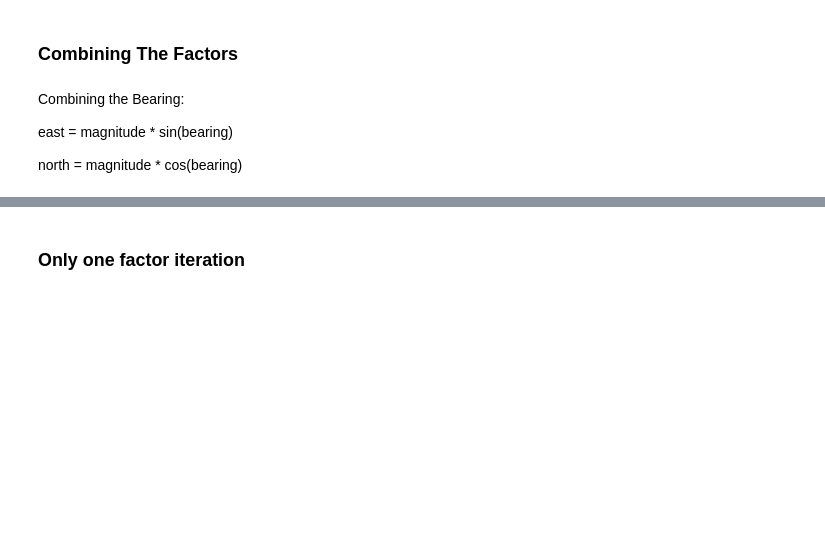
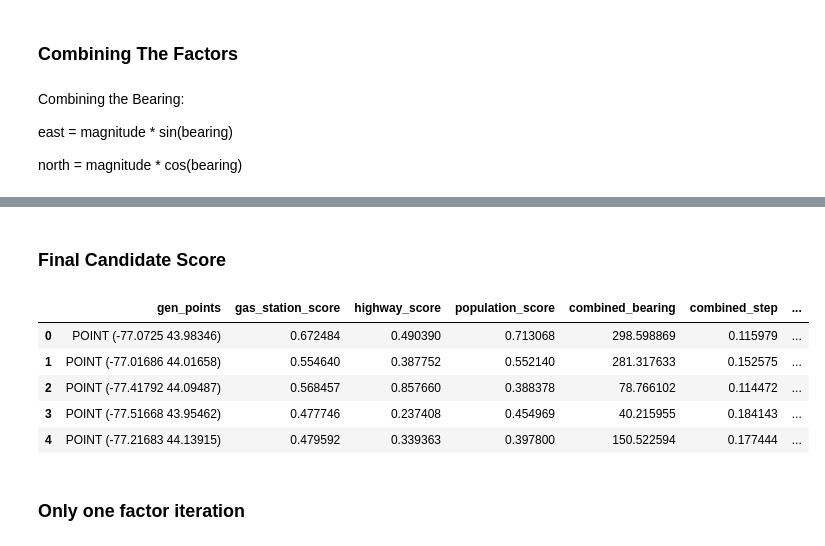
Before and after one commit to sheldonoronha/ev-charging-optimization, a Jupyter notebook: notebooks/04_vector_space_optimization.ipynb, the cells around one changed output, grey strips where cells are left out. Drawn from its saved outputs; the diff is of its cells as text; code cells hidden in the pictures; blank space fills up the shorter version.

Commit message:
Updated Candidate  Score

```diff
--- a/notebooks/04_vector_space_optimization.ipynb
+++ b/notebooks/04_vector_space_optimization.ipynb
@@ -632,3 +624,16 @@ SCORE_GDF
+# %% [markdown]
+### Final Candidate Score
+# %%
+SCORE_GDF['final_candidate_score'] = (((np.exp(GAS_STATION_WEIGHT) * SCORE_GDF['gas_station_score']) + (np.exp(HIGHWAY_WEIGHT) * SCORE_GDF['highway_score']) + (np.exp(POPULATION_WEIGHT) * SCORE_GDF['population_score']))
+                                      / (np.exp(GAS_STATION_WEIGHT) + np.exp(HIGHWAY_WEIGHT) + np.exp(POPULATION_WEIGHT)))
+SCORE_GDF
+# %% [output]
+|  | gen_points | gas_station_score | highway_score | population_score | combined_bearing | combined_step | ... |
+| 0 | POINT (-77.0725 43.98346) | 0.672484 | 0.490390 | 0.713068 | 298.598869 | 0.115979 | ... |
+| 1 | POINT (-77.01686 44.01658) | 0.554640 | 0.387752 | 0.552140 | 281.317633 | 0.152575 | ... |
+| 2 | POINT (-77.41792 44.09487) | 0.568457 | 0.857660 | 0.388378 | 78.766102 | 0.114472 | ... |
+| 3 | POINT (-77.51668 43.95462) | 0.477746 | 0.237408 | 0.454969 | 40.215955 | 0.184143 | ... |
+| 4 | POINT (-77.21683 44.13915) | 0.479592 | 0.339363 | 0.397800 | 150.522594 | 0.177444 | ... |
 # %% [markdown]
 ### Only one factor iteration
 # %%
```
Also changed, not shown: parts of 9 cells of this notebook.
